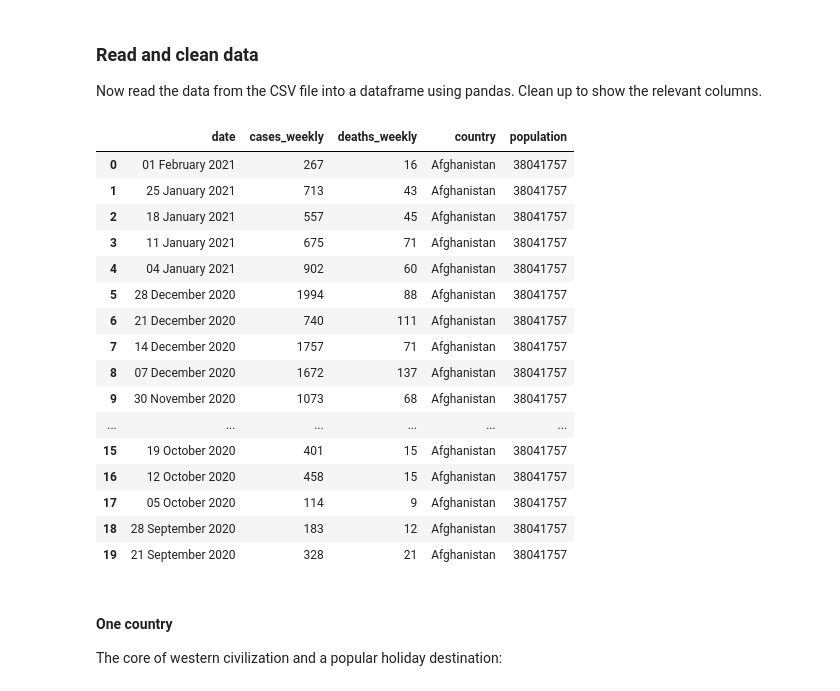
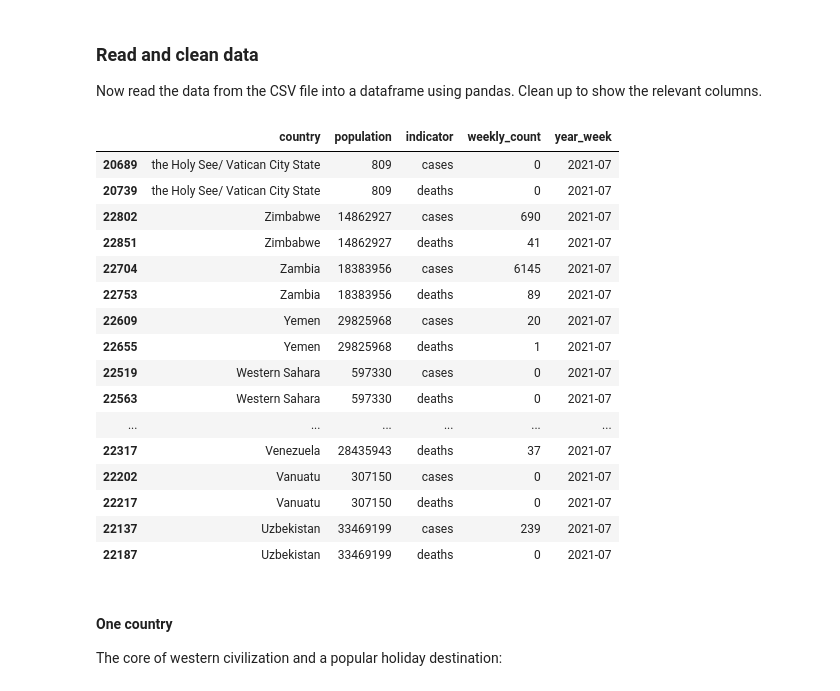
Before and after one commit to HodaAtWork/DS-miniatures, a Jupyter notebook: Python/CovidAnalysisUpdated.ipynb, the cells around one changed output. Saved outputs shown, nothing was run; the diff lists cells and outputs as text; code cells hidden in the pictures.

```diff
--- a/Python/CovidAnalysisUpdated.ipynb
+++ b/Python/CovidAnalysisUpdated.ipynb
@@ -53,43 +60,35 @@ open(dataCsvFile(), 'wb').write(covidFile.content)
 # %% [markdown]
 ### Read and clean data
 Now read the data from the CSV file into a dataframe using pandas. Clean up to show the relevant columns.
-# %%
-def columnsToDisplay():
-    return ["dateRep", "cases_weekly", "deaths_weekly", "countriesAndTerritories","popData2019"]
 # %%
-def columnsRenameDict():
-    return {'dateRep':'date', 'countriesAndTerritories':'country', 'popData2019':'population' }
+def columnsToDisplay():
+    return['year_week', 'indicator', 'weekly_count', 'country', 'population' ]
 # %%
-# Change date format to DD-MONTH-YYYY
 # Convert population to integer. Caution: astype(int) gives error "Cannot convert non-finite values (NA or inf) to integer"
 def preProcessing(df):
-    df['date'] = pd.to_datetime(df['date'], dayfirst=True)
-    df['date'] = df['date'].dt.strftime("%d %B %Y")
     df['population'] = df['population'].astype('Int64')
 # %%
-#df = pd.read_csv(dataCsvFile())
 df = pd.read_csv(dataCsvFile(), usecols=columnsToDisplay())
-df.rename(columns=columnsRenameDict(), inplace=True)
 preProcessing(df)
-df.head(20)
+df.sort_values(by=['year_week', 'country'], ascending=False).head(20)
 # %% [output]
-|  | date | cases_weekly | deaths_weekly | country | population |
-| 0 | 01 February 2021 | 267 | 16 | Afghanistan | 38041757 |
-| 1 | 25 January 2021 | 713 | 43 | Afghanistan | 38041757 |
-| 2 | 18 January 2021 | 557 | 45 | Afghanistan | 38041757 |
-| 3 | 11 January 2021 | 675 | 71 | Afghanistan | 38041757 |
-| 4 | 04 January 2021 | 902 | 60 | Afghanistan | 38041757 |
-| 5 | 28 December 2020 | 1994 | 88 | Afghanistan | 38041757 |
-| 6 | 21 December 2020 | 740 | 111 | Afghanistan | 38041757 |
-| 7 | 14 December 2020 | 1757 | 71 | Afghanistan | 38041757 |
-| 8 | 07 December 2020 | 1672 | 137 | Afghanistan | 38041757 |
-| 9 | 30 November 2020 | 1073 | 68 | Afghanistan | 38041757 |
+|  | country | population | indicator | weekly_count | year_week |
+| 20689 | the Holy See/ Vatican City State | 809 | cases | 0 | 2021-07 |
+| 20739 | the Holy See/ Vatican City State | 809 | deaths | 0 | 2021-07 |
+| 22802 | Zimbabwe | 14862927 | cases | 690 | 2021-07 |
+| 22851 | Zimbabwe | 14862927 | deaths | 41 | 2021-07 |
+| 22704 | Zambia | 18383956 | cases | 6145 | 2021-07 |
+| 22753 | Zambia | 18383956 | deaths | 89 | 2021-07 |
+| 22609 | Yemen | 29825968 | cases | 20 | 2021-07 |
+| 22655 | Yemen | 29825968 | deaths | 1 | 2021-07 |
+| 22519 | Western Sahara | 597330 | cases | 0 | 2021-07 |
+| 22563 | Western Sahara | 597330 | deaths | 0 | 2021-07 |
 | ... | ... | ... | ... | ... | ... |
-| 15 | 19 October 2020 | 401 | 15 | Afghanistan | 38041757 |
-| 16 | 12 October 2020 | 458 | 15 | Afghanistan | 38041757 |
-| 17 | 05 October 2020 | 114 | 9 | Afghanistan | 38041757 |
-| 18 | 28 September 2020 | 183 | 12 | Afghanistan | 38041757 |
-| 19 | 21 September 2020 | 328 | 21 | Afghanistan | 38041757 |
+| 22317 | Venezuela | 28435943 | deaths | 37 | 2021-07 |
+| 22202 | Vanuatu | 307150 | cases | 0 | 2021-07 |
+| 22217 | Vanuatu | 307150 | deaths | 0 | 2021-07 |
+| 22137 | Uzbekistan | 33469199 | cases | 239 | 2021-07 |
+| 22187 | Uzbekistan | 33469199 | deaths | 0 | 2021-07 |
 # %% [markdown]
 #### One country
 The core of western civilization and a popular holiday destination:
```
Also changed, not shown: parts of 27 cells of this notebook, 2 other files.
